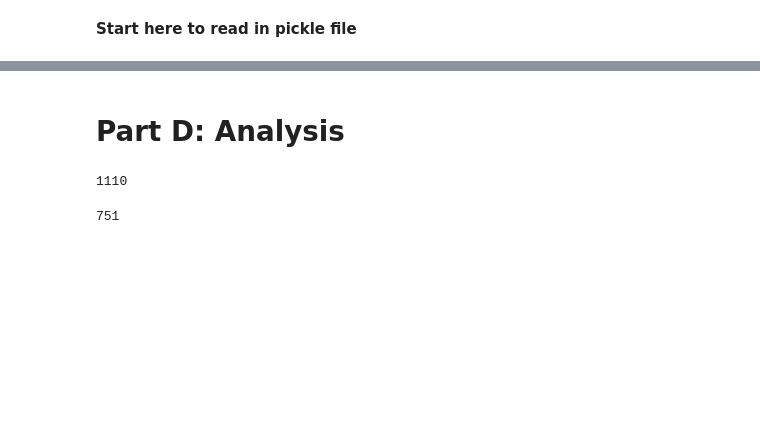
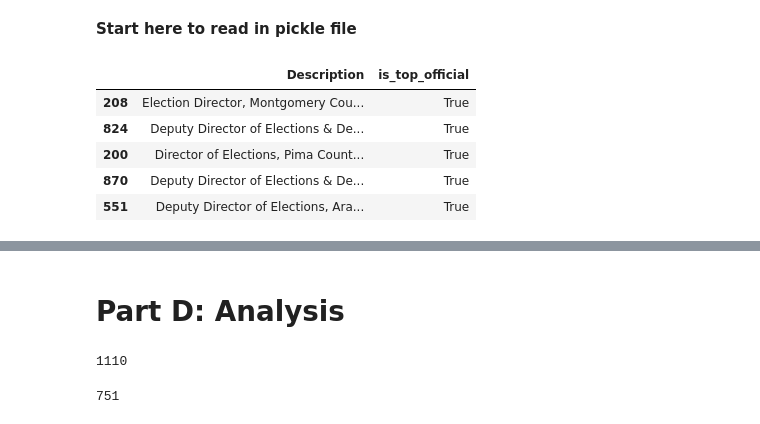
Before and after one commit to Bipartisan-Policy-Center/election-official-job-descriptions, a Jupyter notebook: scrape.ipynb, the cells around one changed output, grey strips where cells are left out. Drawn from its saved outputs; the diff is of its cells as text; code cells hidden in the pictures; blank space fills up the shorter version.

```diff
--- a/scrape.ipynb
+++ b/scrape.ipynb
@@ -365,3 +409,13 @@ job_df.to_pickle('jobs.pickle')
 **Start here to read in pickle file**
 # %%
 job_df = pd.read_pickle('jobs.pickle')
+# %%
+pd.options.display.max_colwidth = 200
+job_df[job_df['is_top_official']].sample(5)[['Description', 'is_top_official']]
+# %% [output]
+|  | Description | is_top_official |
+| 208 | Election Director, Montgomery Cou... | True |
+| 824 | Deputy Director of Elections & De... | True |
+| 200 | Director of Elections, Pima Count... | True |
+| 870 | Deputy Director of Elections & De... | True |
+| 551 | Deputy Director of Elections, Ara... | True |
```
Also changed, not shown: parts of 28 cells of this notebook, 3 other files.
